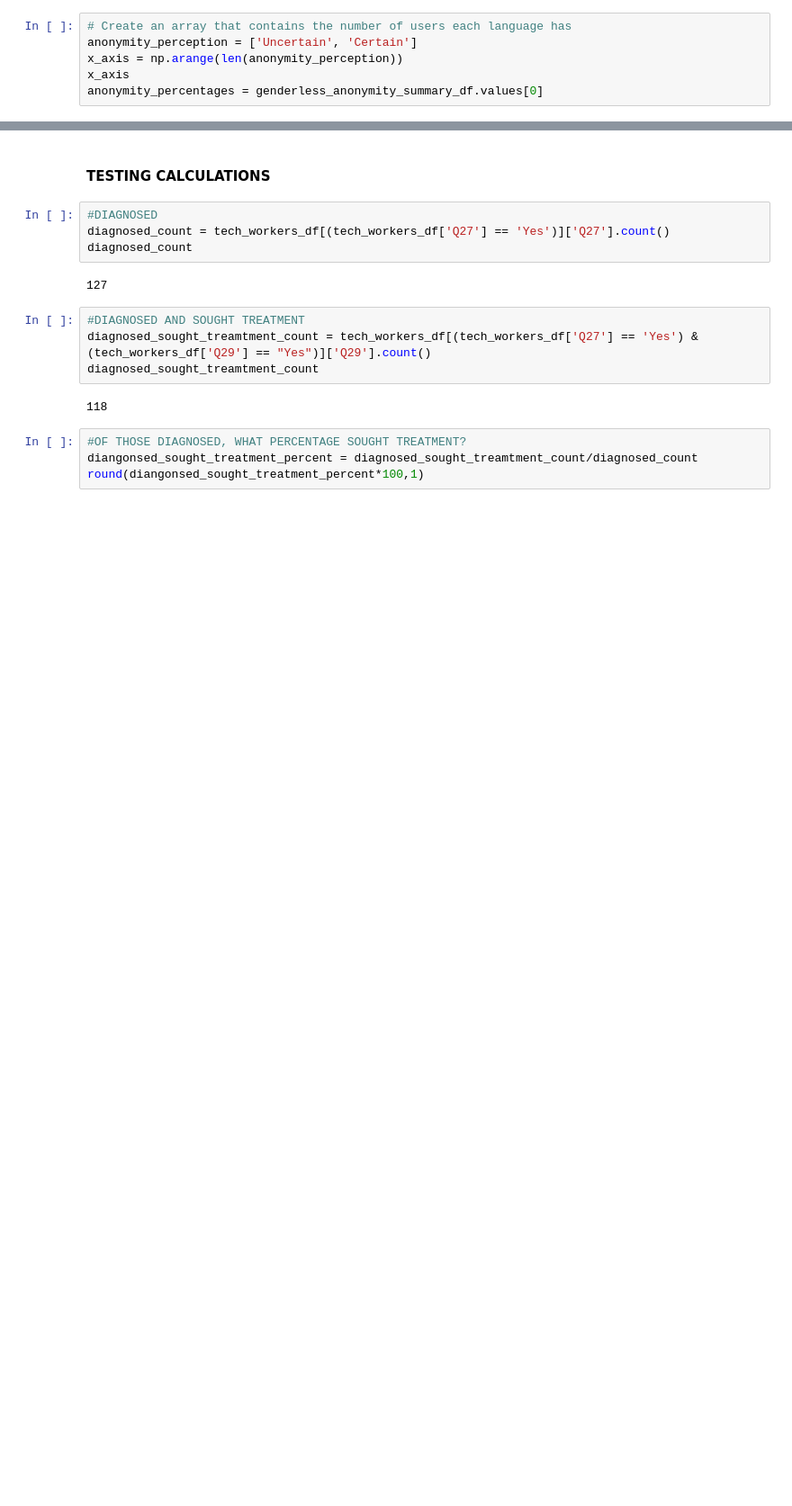
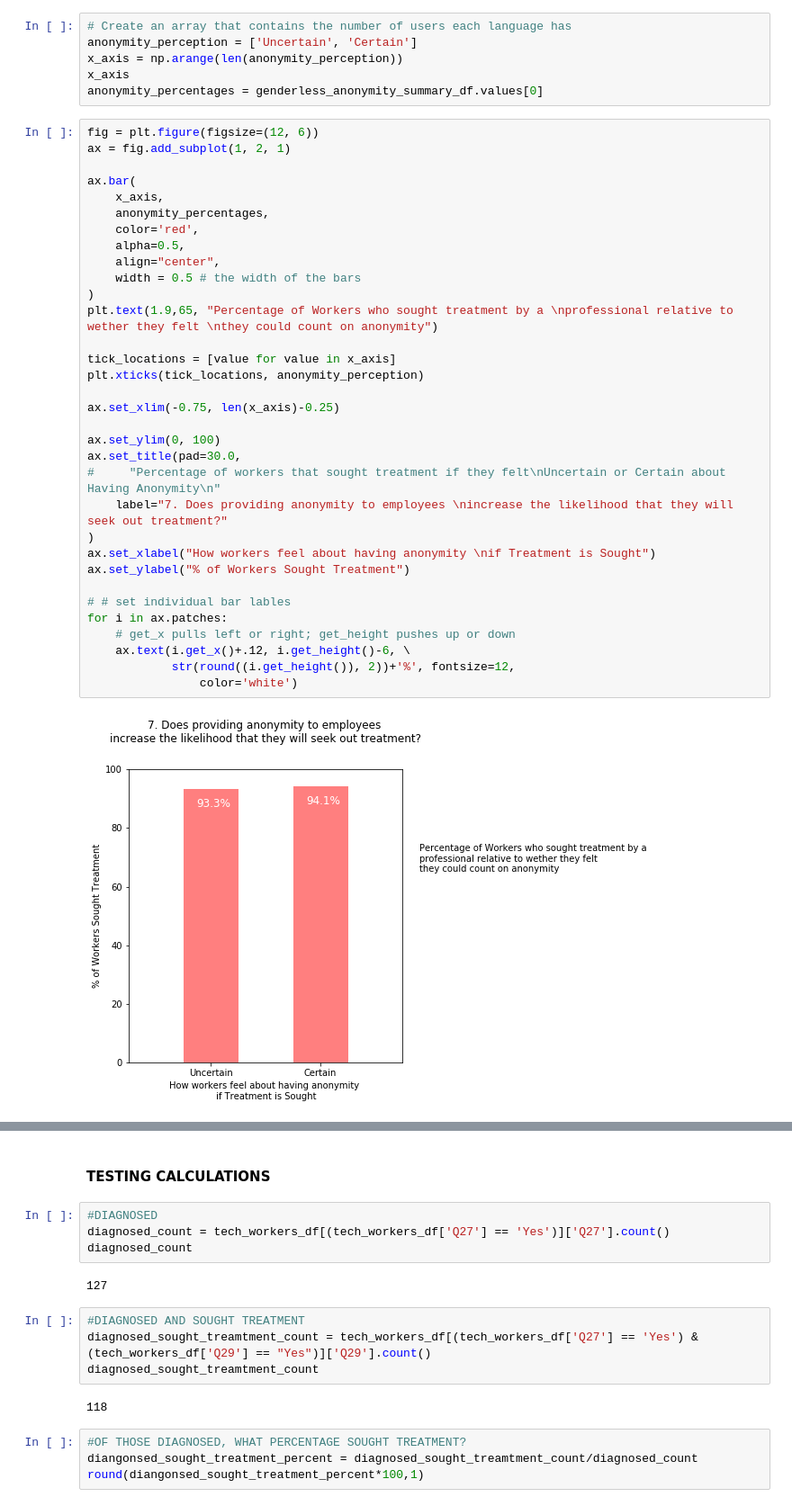
Before and after one commit to gnavneetg/BootCampG5, a Jupyter notebook: MauriciosNotebook/genders_anonymity.ipynb, the cells around one changed output, grey strips where cells are left out. Shown at 90% size. Drawn from its saved outputs; the diff is of its cells as text; blank space fills up the shorter version.

Commit message:
added explanation note to bar chart

```diff
--- a/MauriciosNotebook/genders_anonymity.ipynb
+++ b/MauriciosNotebook/genders_anonymity.ipynb
@@ -357,3 +357,38 @@ anonymity_perception = ['Uncertain', 'Certain']
 x_axis = np.arange(len(anonymity_perception))
 x_axis
 anonymity_percentages = genderless_anonymity_summary_df.values[0]
+# %%
+fig = plt.figure(figsize=(12, 6))
+ax = fig.add_subplot(1, 2, 1)
+
+ax.bar(
+    x_axis,
+    anonymity_percentages,
+    color='red',
+    alpha=0.5,
+    align="center",
+    width = 0.5 # the width of the bars
+)
+plt.text(1.9,65, "Percentage of Workers who sought treatment by a \nprofessional relative to wether they felt \nthey could count on anonymity")
+
+tick_locations = [value for value in x_axis]
+plt.xticks(tick_locations, anonymity_perception)
+
+ax.set_xlim(-0.75, len(x_axis)-0.25)
+
+ax.set_ylim(0, 100)
+ax.set_title(pad=30.0,
+#     "Percentage of workers that sought treatment if they felt\nUncertain or Certain about Having Anonymity\n"
+    label="7. Does providing anonymity to employees \nincrease the likelihood that they will seek out treatment?"
+)
+ax.set_xlabel("How workers feel about having anonymity \nif Treatment is Sought")
+ax.set_ylabel("% of Workers Sought Treatment")
+
+# # set individual bar lables
+for i in ax.patches:
+    # get_x pulls left or right; get_height pushes up or down
+    ax.text(i.get_x()+.12, i.get_height()-6, \
+            str(round((i.get_height()), 2))+'%', fontsize=12,
+                color='white')
+# %% [output]
+[figure, added]
```
Also changed, not shown: parts of 6 cells of this notebook, 2 other files.
